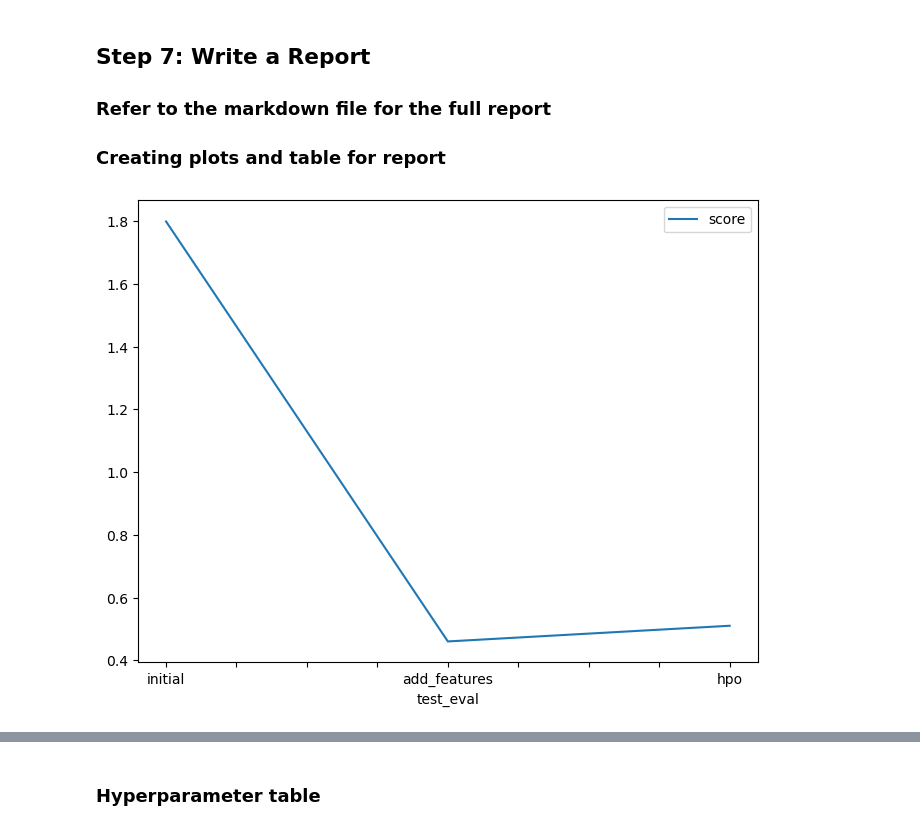
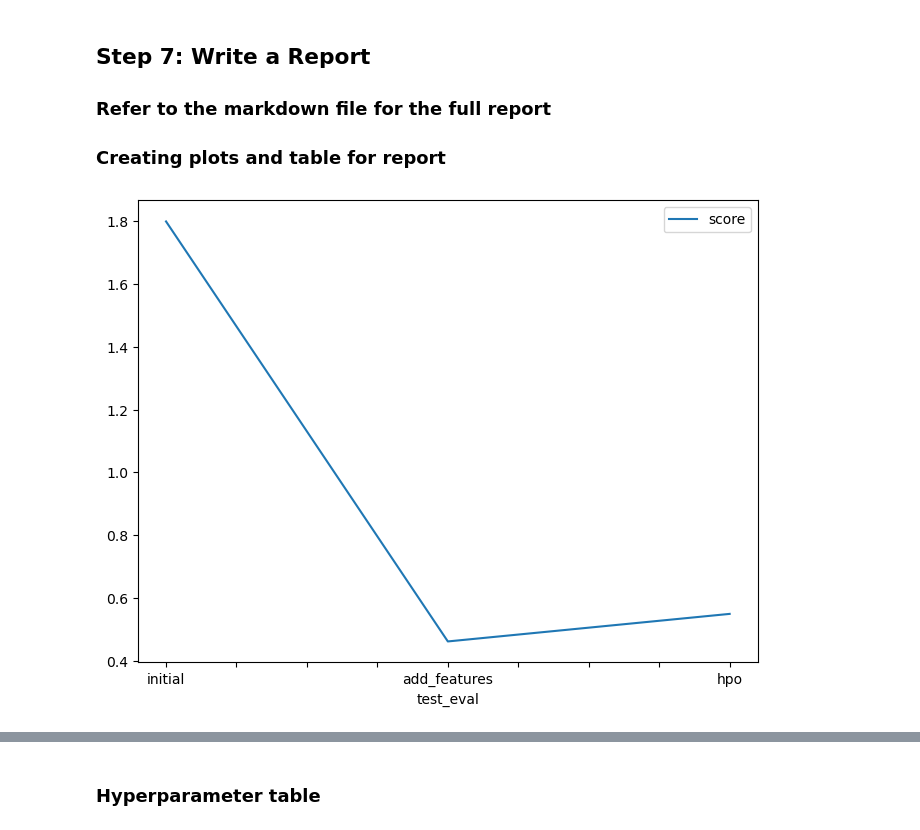
Before and after one commit to kishorebs85/Bikesharing-demand-Kishore, a Jupyter notebook: project_notebook.ipynb, the cells around one changed output, grey strips where cells are left out. Saved outputs shown, nothing was run; the diff lists cells and outputs as text; code cells hidden in the pictures.

```diff
--- a/project_notebook.ipynb
+++ b/project_notebook.ipynb
@@ -588,14 +582,14 @@ fig.savefig('model_train_score.png')
 # %%
 # Take the 3 kaggle scores and creating a line plot to show improvement
 fig = pd.DataFrame(
     {
         "test_eval": ["initial", "add_features", "hpo"],
-        "score": [1.799, 0.46, 0.51]
+        "score": [1.79932, 0.46133, 0.54912]
     }
 ).plot(x="test_eval", y="score", figsize=(8, 6)).get_figure()
 fig.savefig('model_test_score.png')
 # %% [output]
-[figure, old version]
+[figure, new version]
 # %%
 fig = pd.DataFrame(
     {
```
Also changed, not shown: parts of 33 cells of this notebook, 2 other files.
